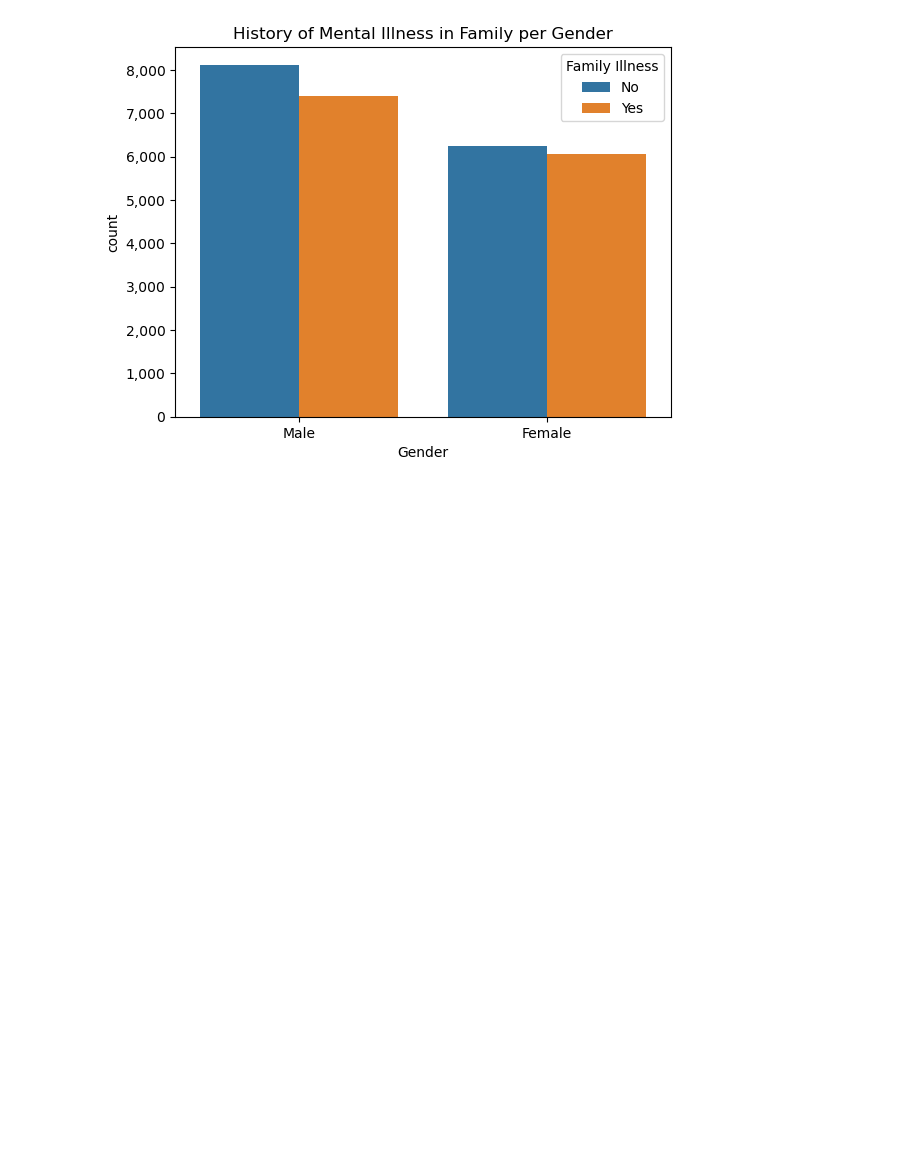
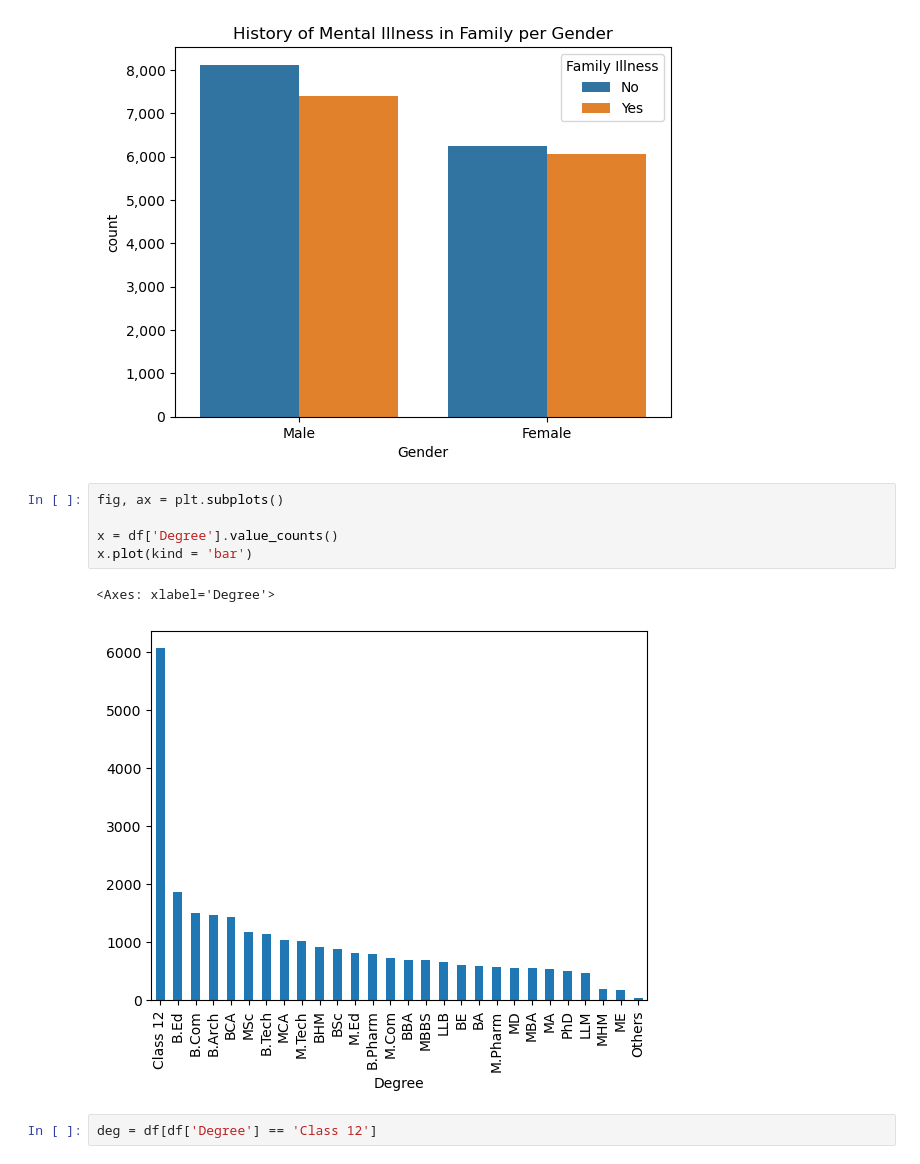
Before and after one commit to Djohnson1313/predicting_student_depression, a Jupyter notebook: predicting_student_depression.ipynb, the cells around one changed output. Drawn from its saved outputs; the diff is of its cells as text; blank space fills up the shorter version.

Commit message:
looking into degrees

```diff
--- a/predicting_student_depression.ipynb
+++ b/predicting_student_depression.ipynb
@@ -455,3 +455,13 @@ ax.get_yaxis().set_major_formatter(
 plt.show();
 # %% [output]
 [figure]
+# %%
+fig, ax = plt.subplots()
+
+x = df['Degree'].value_counts()
+x.plot(kind = 'bar')
+# %% [output]
+<Axes: xlabel='Degree'>
+[figure, added]
+# %%
+deg = df[df['Degree'] == 'Class 12']
```
Also changed, not shown: parts of 3 cells of this notebook.
